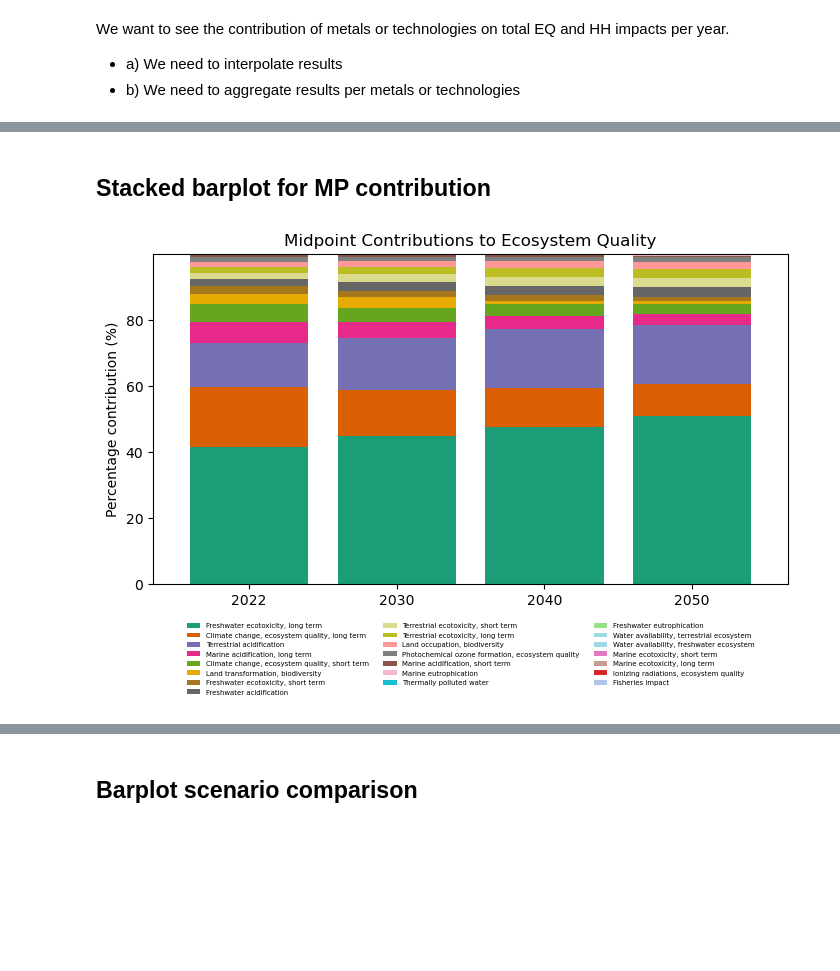
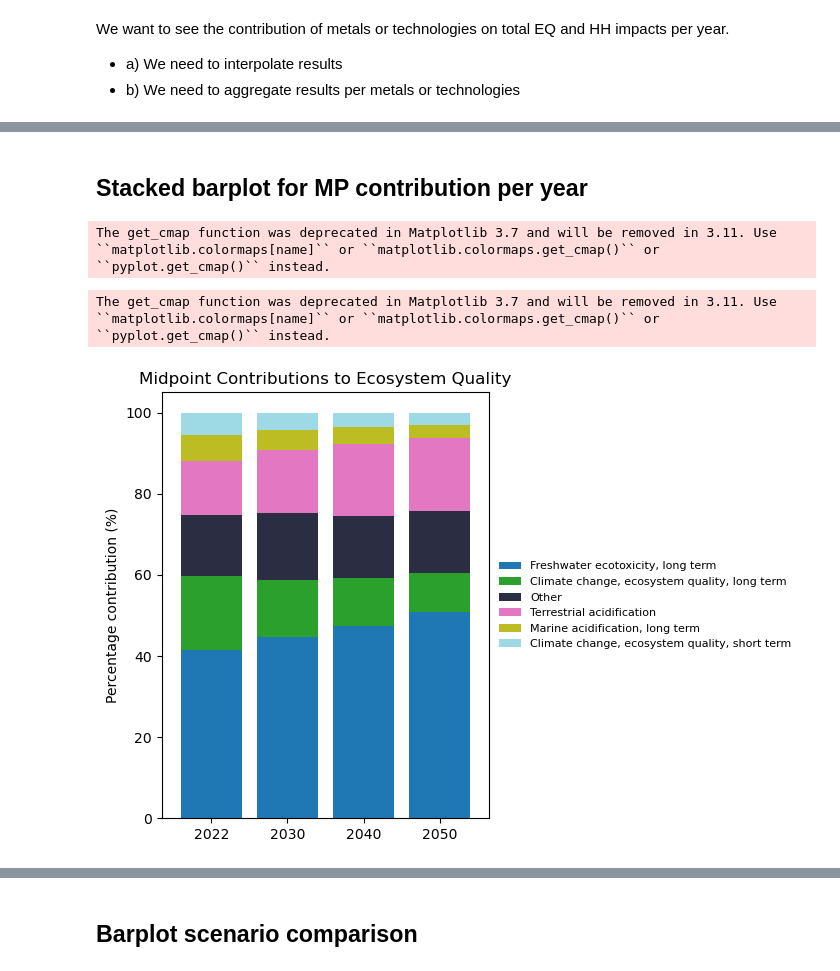
Before and after one commit to marpellan/plca_metals, a Jupyter notebook: LCA_calculations.ipynb, the cells around one changed output, grey strips where cells are left out. Drawn from its saved outputs; the diff is of its cells as text; code cells hidden in the pictures; blank space fills up the shorter version.

Commit message:
Small changes on contribution graphs

```diff
--- a/LCA_calculations.ipynb
+++ b/LCA_calculations.ipynb
@@ -709,5 +709,5 @@ fig_sps_tech_hh = plot_stacked_area(df_sps_damage, "Technology", "Total human he
 # %% [markdown]
-## Stacked barplot for MP contribution
+## Stacked barplot for MP contribution per year
 # %%
 # Midpoints for ecosystem quality
 EQ = [
@@ -841,15 +856,17 @@ def generate_full_color_dict(impact_categories, custom_colors, colormap="tab20")
 # %%
-custom_colors_eq = {
-    "Freshwater ecotoxicity, long term": "#1b9e77",  # Green-blue
-    "Climate change, ecosystem quality, long term": "#d95f02",  # Orange
-    "Terrestrial acidification": "#7570b3",  # Dark blue
-    "Marine acidification, long term": "#e7298a",  # Pink
-    "Climate change, ecosystem quality, short term": "#66a61e",  # Green
-    "Land transformation, biodiversity": "#e6ab02",  # Gold
-    "Freshwater ecotoxicity, short term": "#a6761d",  # Brown
-    "Freshwater acidification": "#666666",  # Gray
-}
-   # Generate a full color dictionary for Ecosystem Quality categories
-full_custom_colors_eq = generate_full_color_dict(EQ, custom_colors_eq, colormap="tab20")
+# custom_colors_eq = {
+#     "Freshwater ecotoxicity, long term": "#1b9e77",  # Green-blue
+#     "Climate change, ecosystem quality, long term": "#d95f02",  # Orange
+#     "Terrestrial acidification": "#7570b3",  # Dark blue
+#     "Marine acidification, long term": "#e7298a",  # Pink
+#     "Climate change, ecosystem quality, short term": "#66a61e",  # Green
+#     "Land transformation, biodiversity": "#e6ab02",  # Gold
+#     "Freshwater ecotoxicity, short term": "#a6761d",  # Brown
+#     "Freshwater acidification": "#666666",  # Gray
+# }
+#    # Generate a full color dictionary for Ecosystem Quality categories
+# full_custom_colors_eq = generate_full_color_dict(EQ, custom_colors_eq, colormap="tab20")
+# %% [output]
+The get_cmap function was deprecated in Matplotlib 3.7 and will be removed in 3.11. Use ``matplotlib.colormaps[name]`` or ``matplotlib.colormaps.get_cmap()`` or ``pyplot.get_cmap()`` instead.
 # %%
 # Define the directory for saving bar plots
@@ -858,10 +875,11 @@ os.makedirs(barplot_dir, exist_ok=True)
 # %%
 fig_sps_mp_eq = plot_stacked_bar(df_sps_damage, EQ, "Total ecosystem quality",
                  "Midpoint Contributions to Ecosystem Quality",
-                 custom_colors=full_custom_colors_eq,
+                 custom_colors=None,
                  save_path=f"{barplot_dir}/fig_sps_mp_eq")
 # %% [output]
+The get_cmap function was deprecated in Matplotlib 3.7 and will be removed in 3.11. Use ``matplotlib.colormaps[name]`` or ``matplotlib.colormaps.get_cmap()`` or ``pyplot.get_cmap()`` instead.
-[figure, old version]
+[figure, new version]
 # %%
 fig_sps_mp_hh = plot_stacked_bar(df_sps_damage, HH, "Total human health",
                                  "Midpoint Contributions to Human Health",
```
Also changed, not shown: parts of 12 cells of this notebook, 42 other files.
